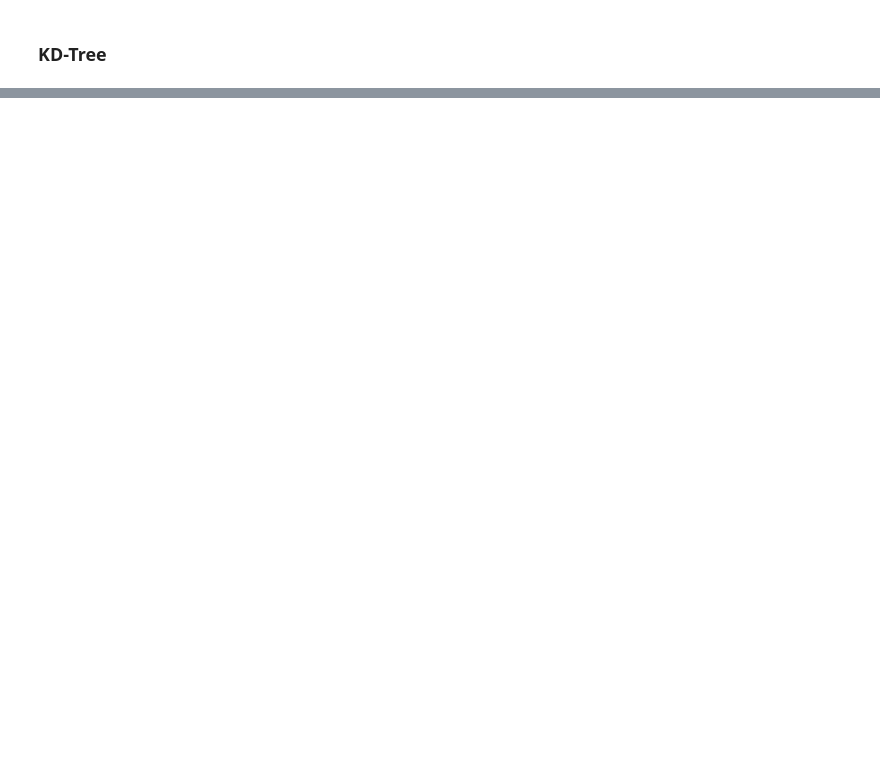
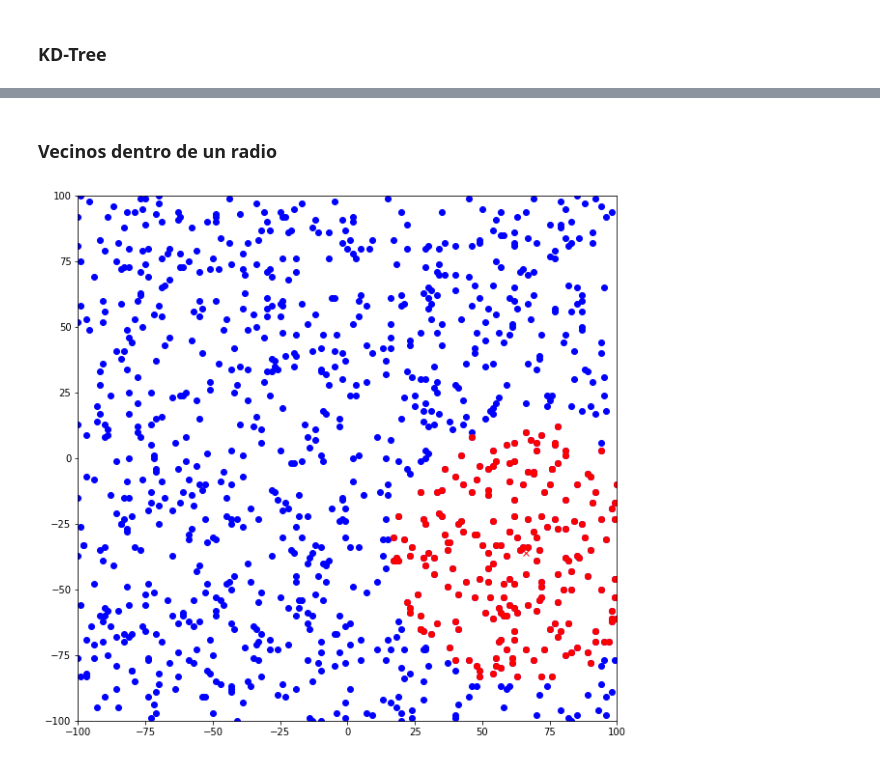
Before and after one commit to ArriagaAmin/Maraton-Machine-Learning, a Jupyter notebook: Clustering/B_KNN.ipynb, the cells around one changed output, grey strips where cells are left out. Cells and saved outputs as stored; diff of their text form; code cells hidden in the pictures; blank space fills up the shorter version.

```diff
--- a/Clustering/B_KNN.ipynb
+++ b/Clustering/B_KNN.ipynb
@@ -246,0 +303,19 @@ plt.show()
+# %% [markdown]
+### **Vecinos dentro de un radio**
+# %%
+knn.build_kd_tree()
+x = np.array([randint(-100, 100), randint(-100, 100)])
+neighbors = knn.radius_neighbors(x, 50)
+
+plt.figure(figsize=(10,10))
+plt.xlim(-100, 100)
+plt.ylim(-100, 100)
+# Agregamos los puntos en el plano 3D
+plt.plot([x[0] for x in X], [x[1] for x in X], 'o', c='b')
+plt.plot([n[0] for n in neighbors], [n[1] for n in neighbors], 'o', c='r')
+plt.plot([x[0]], [x[1]], 'x', c='r')
+
+# Mostramos el gráfico
+plt.show()
+# %% [output]
+[figure, added]
```
Also changed, not shown: parts of 5 cells of this notebook, 3 other files.
